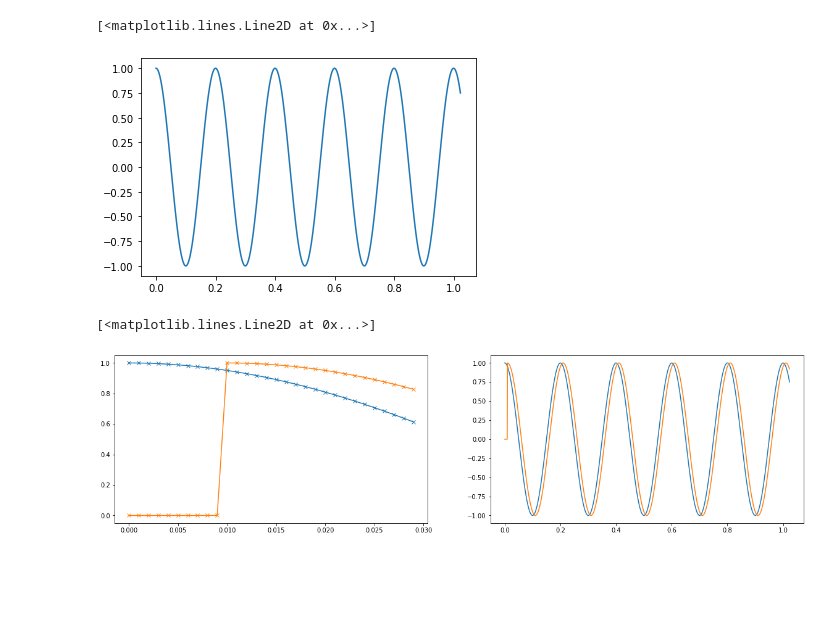
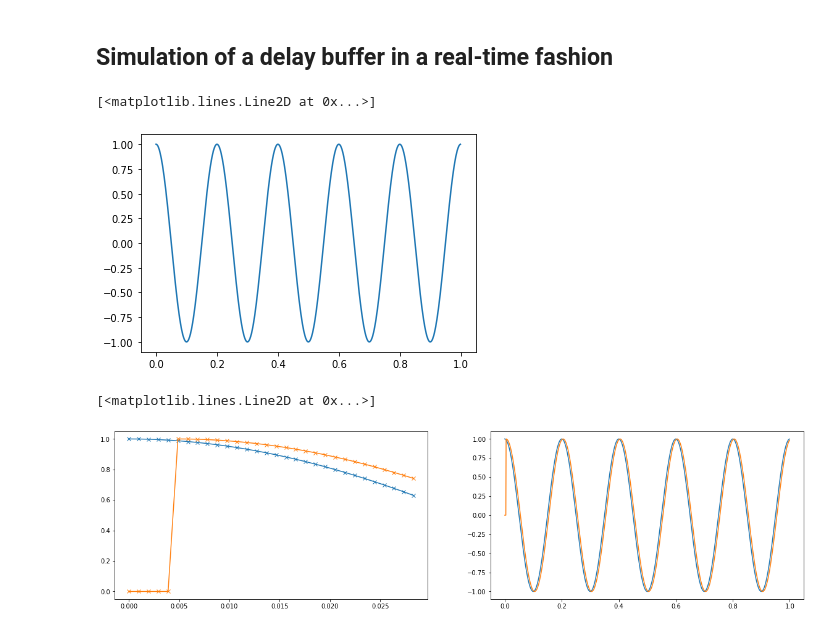
Before and after one commit to dmejdani/dsp, a Jupyter notebook: ex_buffer.ipynb, the cells around one changed output. Saved outputs shown, nothing was run; the diff lists cells and outputs as text; code cells hidden in the pictures; blank space fills up the shorter version.

Commit message:
bugfix and example for fir filtering in buffer

```diff
--- a/ex_buffer.ipynb
+++ b/ex_buffer.ipynb
@@ -6,6 +6,10 @@ from buffers import Delay
+# %% [markdown]
+## Simulation of a delay buffer in a real-time fashion
 # %%
+fs = 1024
+ts = 1/fs
 nr_pts = 1024
-time = np.linspace(0, (nr_pts - 1) / 1000, nr_pts)
+time = np.linspace(0, (nr_pts - 1)*ts, nr_pts)
 # %%
 f = 5
 signal = np.cos(2*np.pi*f*time)
@@ -13,20 +17,20 @@ signal = np.cos(2*np.pi*f*time)
 plt.plot(time, signal)
 # %% [output]
 [<matplotlib.lines.Line2D at 0x...>]
-[figure, old version]
+[figure, new version]
 # %%
 output = np.zeros(signal.shape)
-buffer = Delay(delay=10)
+buffer = Delay(delay=5)
 
 for i in range(len(time)):
     buffer.insert(signal[i])
     output[i] = buffer.read()
 
 fig, (ax1, ax2) = plt.subplots(1, 2, figsize=(20,5))
 ax1.plot(time[:30], signal[:30], '-x')
 ax1.plot(time[:30], output[:30], '-x')
 ax2.plot(time, signal)
 ax2.plot(time, output)
 # %% [output]
 [<matplotlib.lines.Line2D at 0x...>]
-[figure, old version]
+[figure, new version]
```
Also changed, not shown: parts of 7 cells of this notebook, 1 other file.
